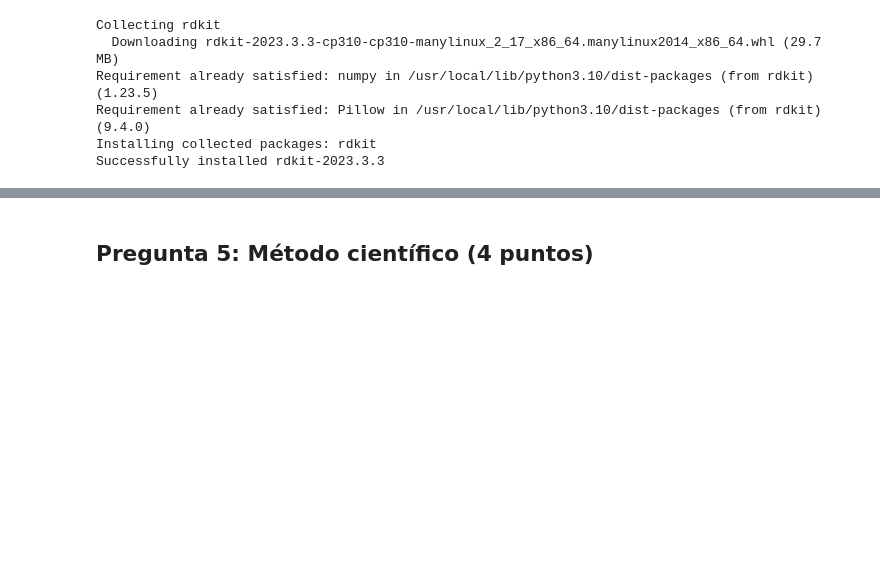
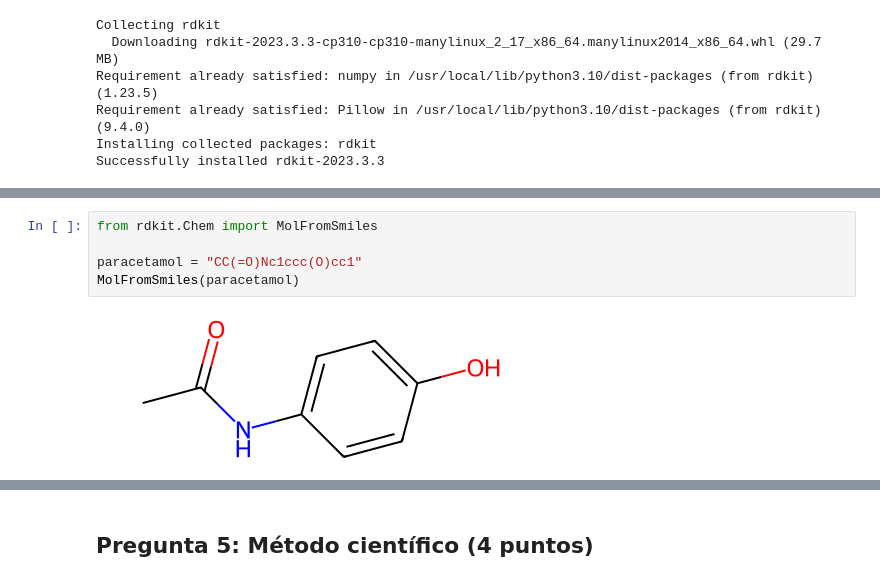
Before and after one commit to luisbizarro/PC1Quimica, a Jupyter notebook: PC_2_Quimica_UNMSM.ipynb, the cells around one changed output, grey strips where cells are left out. Saved outputs shown, nothing was run; the diff lists cells and outputs as text; blank space fills up the shorter version.

```diff
--- a/PC_2_Quimica_UNMSM.ipynb
+++ b/PC_2_Quimica_UNMSM.ipynb
@@ -194,0 +193,7 @@ SyntaxError: ignored
+# %%
+from rdkit.Chem import MolFromSmiles
+
+paracetamol = "CC(=O)Nc1ccc(O)cc1"
+MolFromSmiles(paracetamol)
+# %% [output]
+[figure, added]
```
Also changed, not shown: parts of 7 cells of this notebook.
